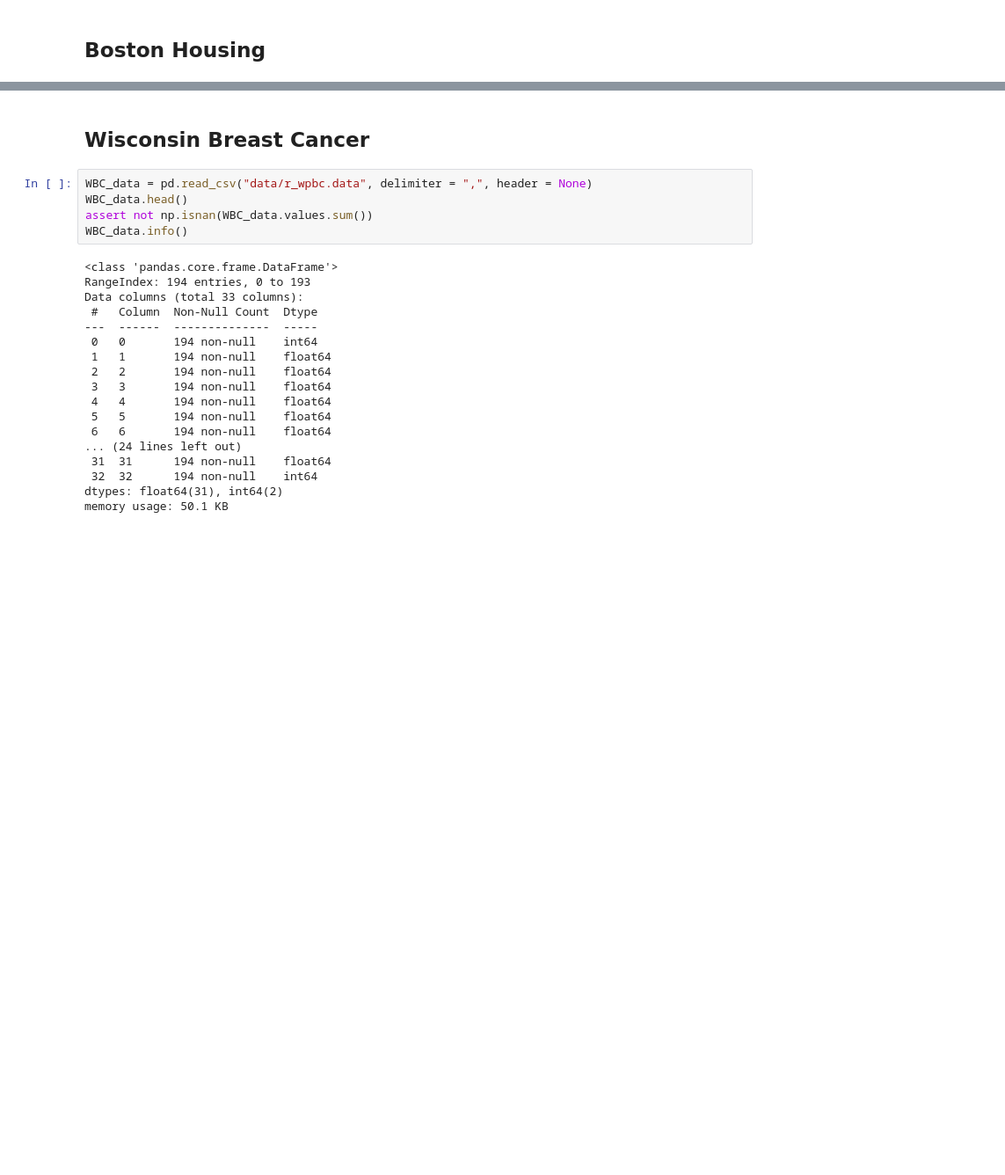
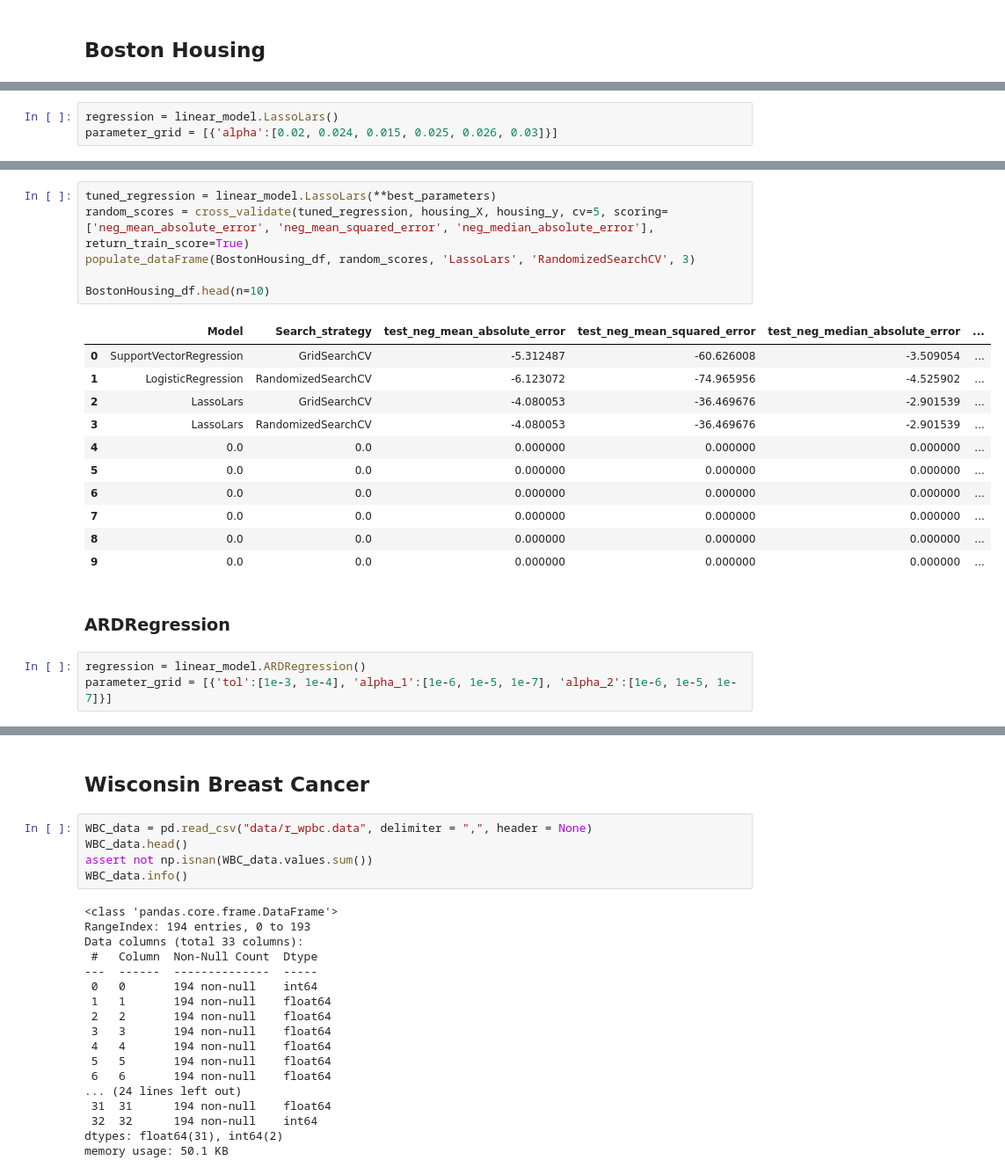
Before and after one commit to brasilnike/Teme-Introducere-in-Data-Science, a Jupyter notebook: Tema5 - IDS/Homework Progress/Tema5_IDS.ipynb, the cells around one changed output, grey strips where cells are left out. Shown: that part at 88% size. Saved outputs shown, nothing was run; the diff lists cells and outputs as text; blank space fills up the shorter version.

```diff
--- a/Tema5 - IDS/Homework Progress/Tema5_IDS.ipynb
+++ b/Tema5 - IDS/Homework Progress/Tema5_IDS.ipynb
@@ -436,0 +501,3 @@ BH_data.head()
+# %%
+regression = linear_model.LassoLars()
+parameter_grid = [{'alpha':[0.02, 0.024, 0.015, 0.025, 0.026, 0.03]}]
@@ -436,0 +522,23 @@ BH_data.head()
+# %%
+tuned_regression = linear_model.LassoLars(**best_parameters)
+random_scores = cross_validate(tuned_regression, housing_X, housing_y, cv=5, scoring=['neg_mean_absolute_error', 'neg_mean_squared_error', 'neg_median_absolute_error'], return_train_score=True)
+populate_dataFrame(BostonHousing_df, random_scores, 'LassoLars', 'RandomizedSearchCV', 3)
+
+BostonHousing_df.head(n=10)
+# %% [output]
+|  | Model | Search_strategy | test_neg_mean_absolute_error | test_neg_mean_squared_error | test_neg_median_absolute_error | ... |
+| 0 | SupportVectorRegression | GridSearchCV | -5.312487 | -60.626008 | -3.509054 | ... |
+| 1 | LogisticRegression | RandomizedSearchCV | -6.123072 | -74.965956 | -4.525902 | ... |
+| 2 | LassoLars | GridSearchCV | -4.080053 | -36.469676 | -2.901539 | ... |
+| 3 | LassoLars | RandomizedSearchCV | -4.080053 | -36.469676 | -2.901539 | ... |
+| 4 | 0.0 | 0.0 | 0.000000 | 0.000000 | 0.000000 | ... |
+| 5 | 0.0 | 0.0 | 0.000000 | 0.000000 | 0.000000 | ... |
+| 6 | 0.0 | 0.0 | 0.000000 | 0.000000 | 0.000000 | ... |
+| 7 | 0.0 | 0.0 | 0.000000 | 0.000000 | 0.000000 | ... |
+| 8 | 0.0 | 0.0 | 0.000000 | 0.000000 | 0.000000 | ... |
+| 9 | 0.0 | 0.0 | 0.000000 | 0.000000 | 0.000000 | ... |
+# %% [markdown]
+### ARDRegression
+# %%
+regression = linear_model.ARDRegression()
+parameter_grid = [{'tol':[1e-3, 1e-4], 'alpha_1':[1e-6, 1e-5, 1e-7], 'alpha_2':[1e-6, 1e-5, 1e-7]}]
```
Also changed, not shown: parts of 51 cells of this notebook, 2 other files.
